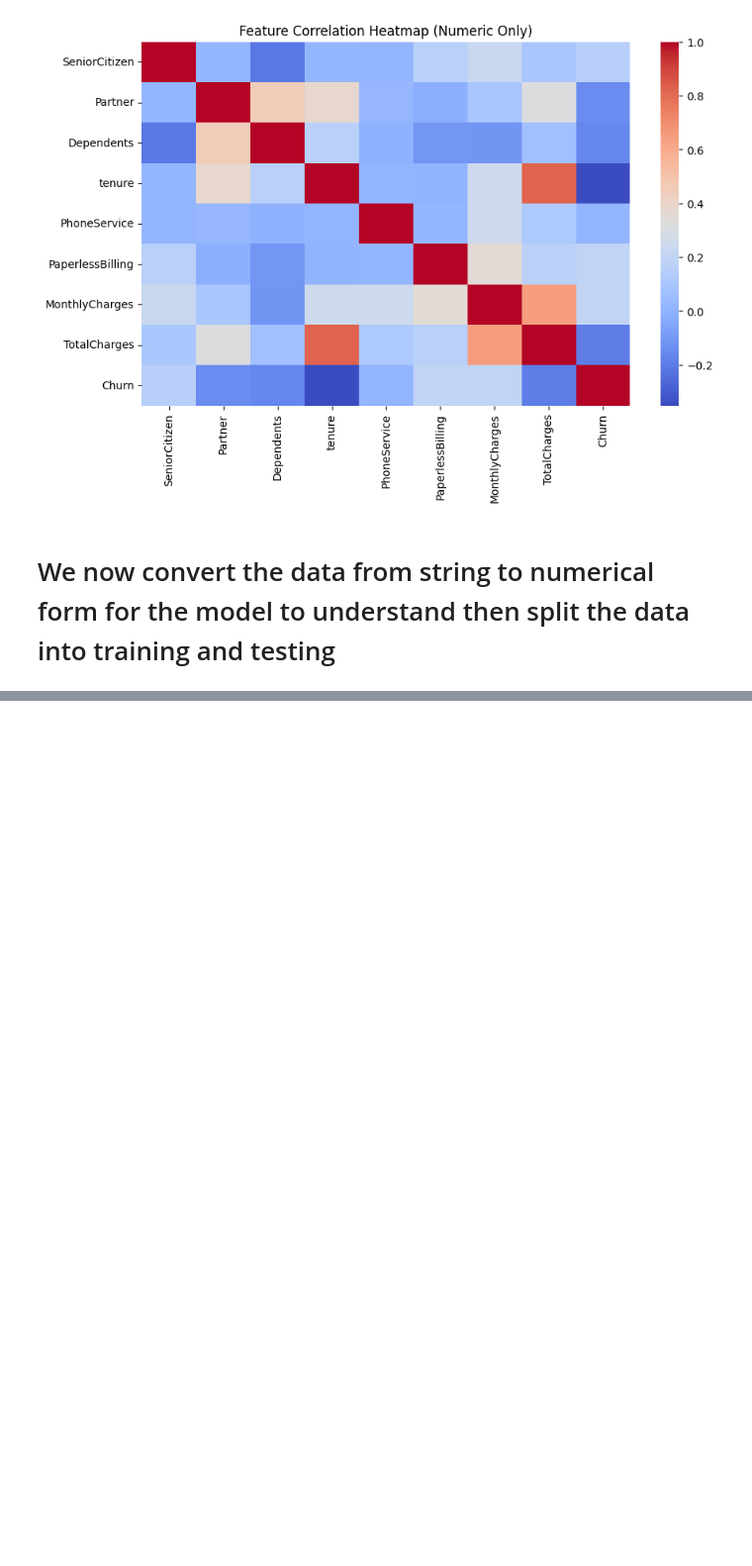
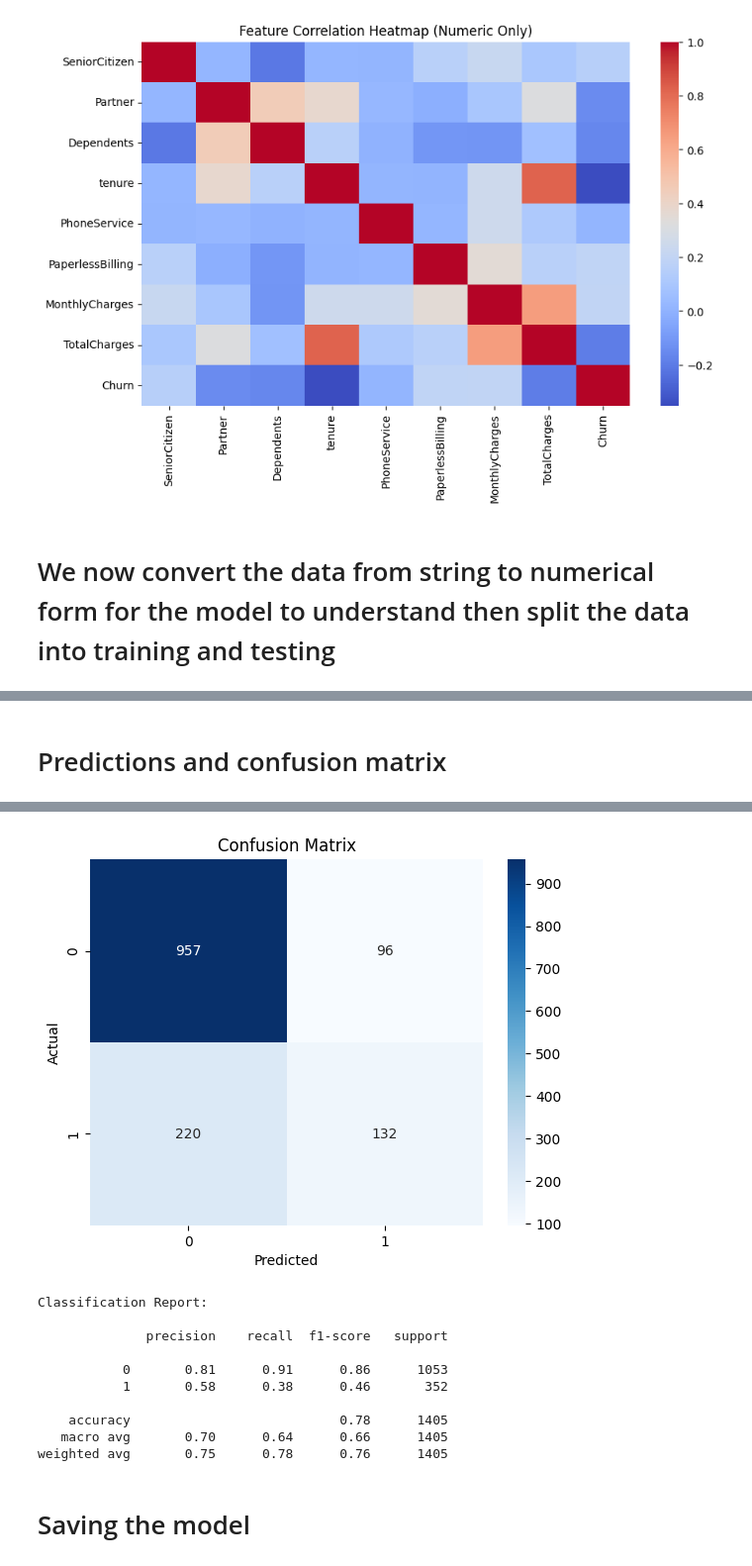
Before and after one commit to Storm00212/Introduction-to-machine-learning-models, a Jupyter notebook: Sample_neural_network_with_kaggle_dataset.ipynb, the cells around one changed output, grey strips where cells are left out. Shown at 99% size. Saved outputs shown, nothing was run; the diff lists cells and outputs as text; code cells hidden in the pictures; blank space fills up the shorter version.

```diff
--- a/Sample_neural_network_with_kaggle_dataset.ipynb
+++ b/Sample_neural_network_with_kaggle_dataset.ipynb
@@ -157,0 +274,21 @@ plt.show()
+# %% [markdown]
+# Predictions and confusion matrix
+# %%
+
+# STEP 10: Predictions & Confusion Matrix
+
+
+y_pred = (model.predict(X_test) > 0.5).astype(int)
+
+# Confusion Matrix
+cm = confusion_matrix(y_test, y_pred)
+sns.heatmap(cm, annot=True, fmt='d', cmap='Blues')
+plt.title("Confusion Matrix")
+plt.xlabel("Predicted")
+plt.ylabel("Actual")
+plt.show()
+
+# Classification Report
+print("Classification Report:\n")
+print(classification_report(y_test, y_pred))
+# %% [output]
@@ -157,0 +296,13 @@ plt.show()
+[figure, added]
+Classification Report:
+
+              precision    recall  f1-score   support
+
+           0       0.81      0.91      0.86      1053
+           1       0.58      0.38      0.46       352
+
+    accuracy                           0.78      1405
+   macro avg       0.70      0.64      0.66      1405
+weighted avg       0.75      0.78      0.76      1405
+# %% [markdown]
+# Saving the model
```
Also changed, not shown: parts of 9 cells of this notebook.
